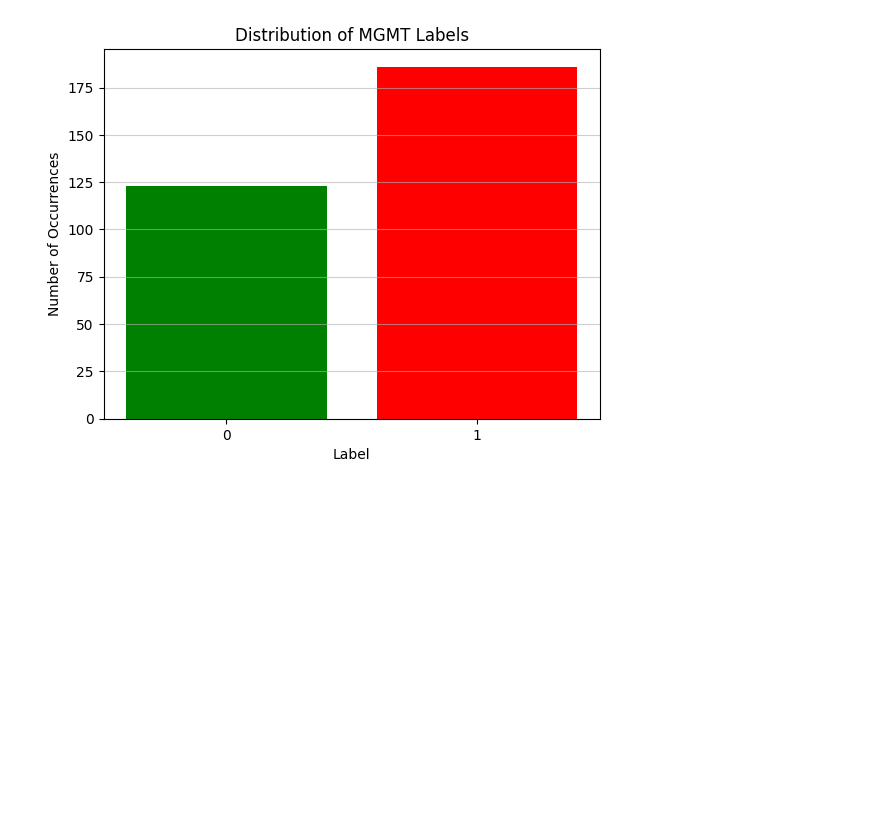
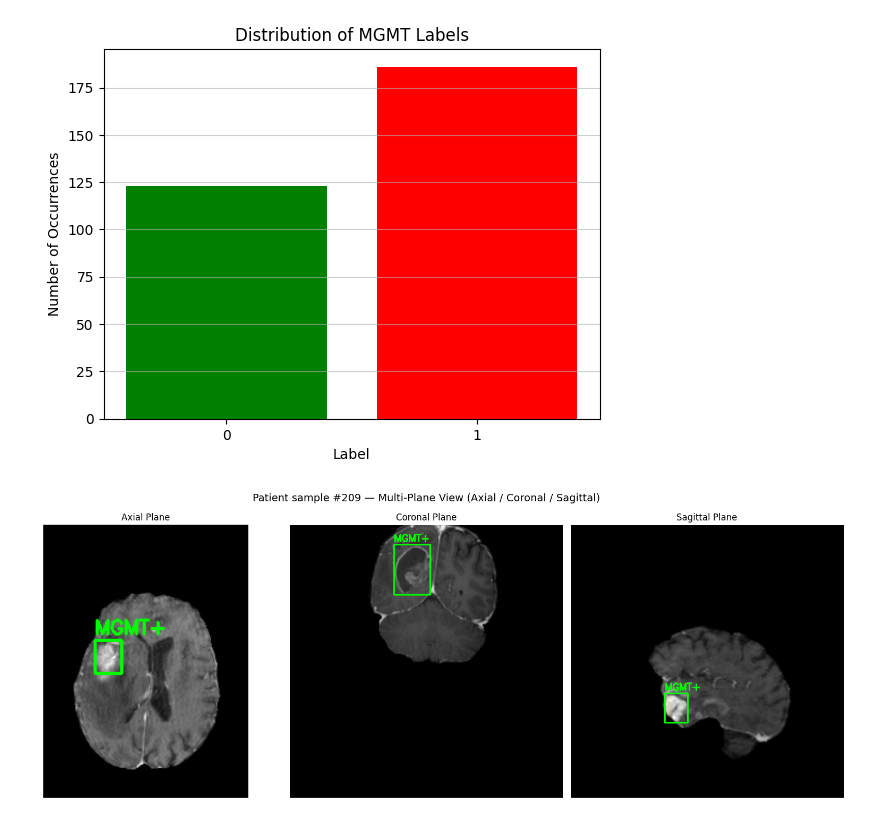
Before and after one commit to singarin-sole-L/Object-detection-using-Pytorch-framework, a Jupyter notebook: notebooks/01_exploration.ipynb, the cells around one changed output. Saved outputs shown, nothing was run; the diff lists cells and outputs as text; code cells hidden in the pictures; blank space fills up the shorter version.

Commit message:
add(notebooks): display bounding boxes according to the plane

```diff
--- a/notebooks/01_exploration.ipynb
+++ b/notebooks/01_exploration.ipynb
@@ -87,3 +87,50 @@ plt.show()
 {'1': 283, '2': 13}
 {'0': 123, '1': 186}
 [figure]
+# %%
+# Display examples for all 3 planes (axial, coronal, sagittal)
+
+planes = ["axial/", "coronal/", "sagittal/"]
+plane_titles = ["Axial", "Coronal", "Sagittal"]
+
+datasets = {p: get_data("train/", p) for p in planes}
+
+label_color = {0: (255, 0, 0), 1: (0, 255, 0)}  # MGMT- (red), MGMT+ (green)
+label_text = {0: "MGMT-", 1: "MGMT+"}
+
+sample_idx = random.randint(0, len(datasets["axial/"]) - 1)
+
+fig, axes = plt.subplots(1, 3, figsize=(16, 6))
+fig.suptitle(f"Patient sample #{sample_idx} — Multi-Plane View (Axial / Coronal / Sagittal)", fontsize=14)
+
+for ax, (plane, title) in zip(axes, zip(planes, plane_titles)):
+    sample = datasets[plane][sample_idx]
+    img_path = sample["image_path"]
+    labels = sample["labels"]
+    bboxes = sample["bboxes"]
+
+    img = cv2.imread(img_path)
+    img = cv2.cvtColor(img, cv2.COLOR_BGR2RGB)
+    img_h, img_w = img.shape[:2]
+
+    for label, bbox in zip(labels, bboxes):
+        x_center, y_center, width, height = bbox
+        x1 = int((x_center - width / 2) * img_w)
+        y1 = int((y_center - height / 2) * img_h)
+        x2 = int((x_center + width / 2) * img_w)
+        y2 = int((y_center + height / 2) * img_h)
+
+        color = label_color.get(label, (0, 0, 0))
+        text = label_text.get(label, "Unknown")
+
+        cv2.rectangle(img, (x1, y1), (x2, y2), color, 2)
+        cv2.putText(img, text, (x1, max(20, y1 - 6)), cv2.FONT_HERSHEY_SIMPLEX, 0.6, color, 2)
+
+    ax.imshow(img)
+    ax.set_title(f"{title} Plane", fontsize=12)
+    ax.axis("off")
+
+plt.tight_layout()
+plt.show()
+# %% [output]
+[figure, added]
```
